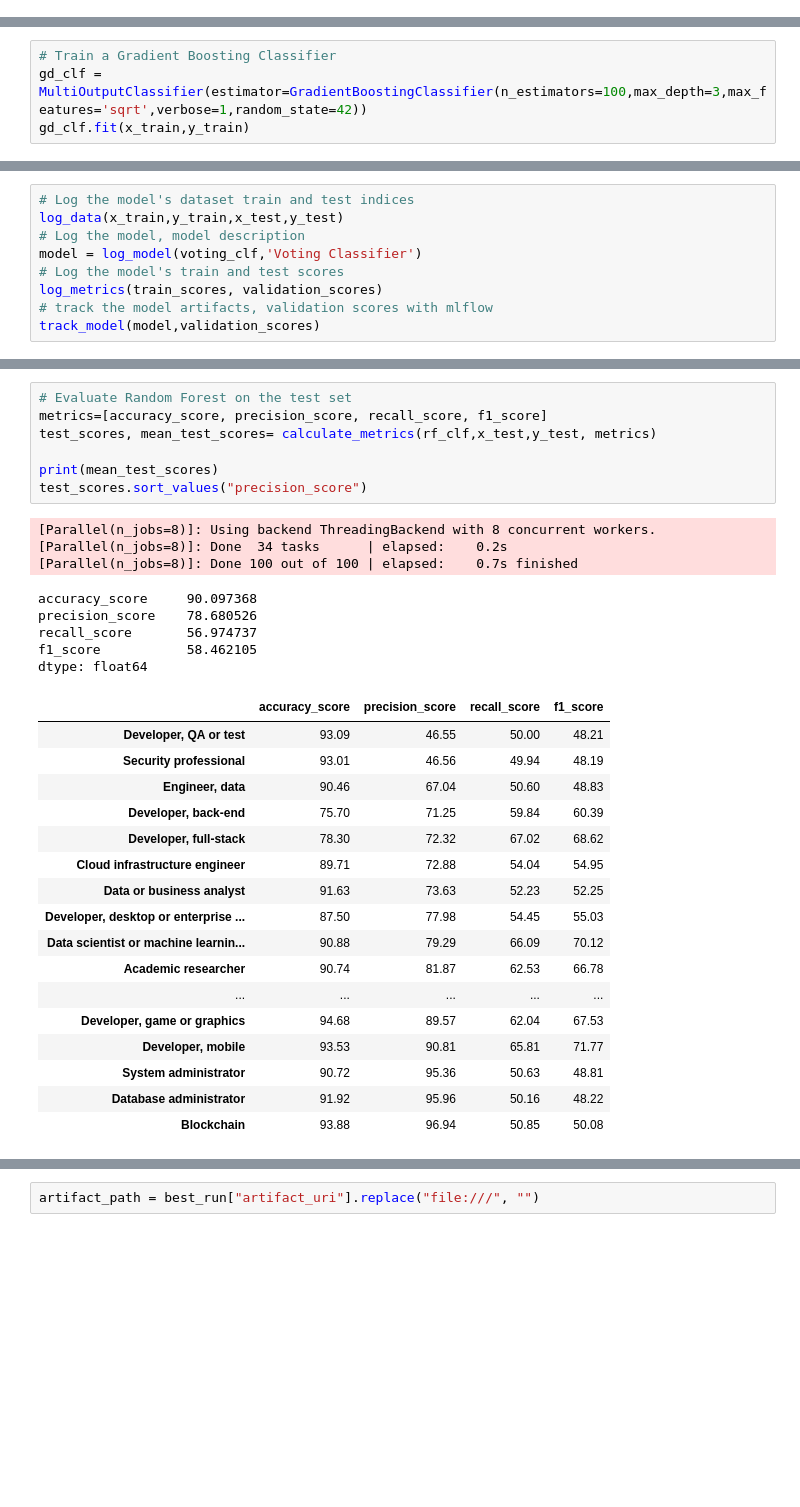
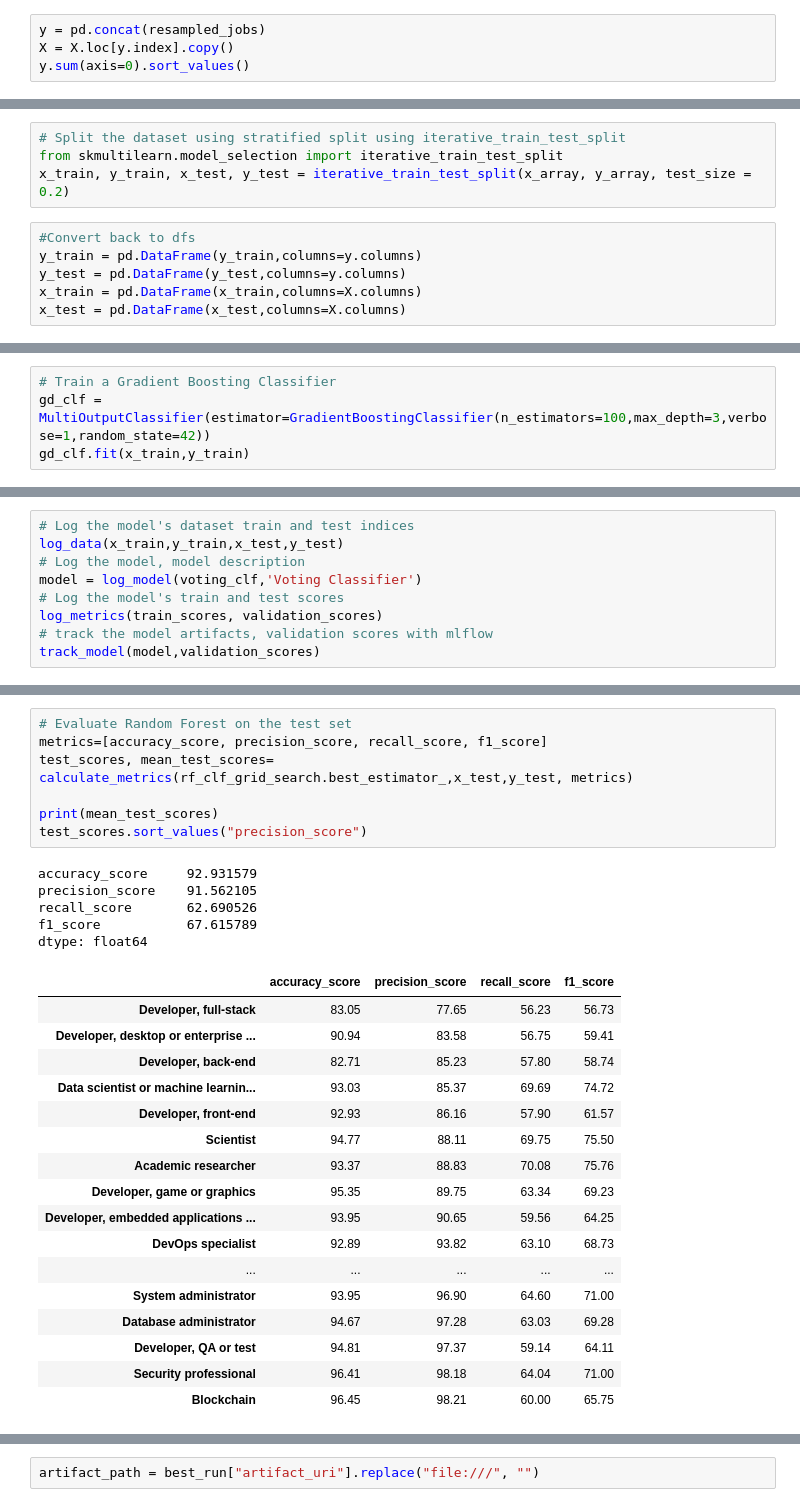
Before and after one commit to AlyAEE/Tech-Jobs-Prediction-Based-On-Your-Skillset-Project, a Jupyter notebook: Notebooks/04.Model Building.ipynb, the cells around one changed output, grey strips where cells are left out. Cells and saved outputs as stored; diff of their text form; blank space fills up the shorter version.

Commit message:
Finsihed Model Building, Refined notebooks

```diff
--- a/Notebooks/04.Model Building.ipynb
+++ b/Notebooks/04.Model Building.ipynb
@@ -438,0 +298,4 @@ dtype: int64
+# %%
+y = pd.concat(resampled_jobs)
+X = X.loc[y.index].copy()
+y.sum(axis=0).sort_values()
@@ -471 +365,11 @@ y_over.value_counts()
+# %%
+# Split the dataset using stratified split using iterative_train_test_split
+from skmultilearn.model_selection import iterative_train_test_split
+x_train, y_train, x_test, y_test = iterative_train_test_split(x_array, y_array, test_size = 0.2)
+# %%
+#Convert back to dfs
+y_train = pd.DataFrame(y_train,columns=y.columns)
+y_test = pd.DataFrame(y_test,columns=y.columns)
+x_train = pd.DataFrame(x_train,columns=X.columns)
+x_test = pd.DataFrame(x_test,columns=X.columns)
 # %% [markdown]
@@ -753,7 +656,7 @@ validation_scores
 ## Gradient Boost
 # %%
 # Train a Gradient Boosting Classifier
-gd_clf = MultiOutputClassifier(estimator=GradientBoostingClassifier(n_estimators=100,max_depth=3,max_features='sqrt',verbose=1,random_state=42))
+gd_clf = MultiOutputClassifier(estimator=GradientBoostingClassifier(n_estimators=100,max_depth=3,verbose=1,random_state=42))
 gd_clf.fit(x_train,y_train)
 # %% [output]
       Iter       Train Loss   Remaining Time
@@ -1174,36 +1103,33 @@ False Positives per Class: [131, 4, 11, 441, 6, 68, 668, 74, 115, 0, 6, 245, 1,
 # %%
 # Evaluate Random Forest on the test set
 metrics=[accuracy_score, precision_score, recall_score, f1_score]
-test_scores, mean_test_scores= calculate_metrics(rf_clf,x_test,y_test, metrics)
+test_scores, mean_test_scores= calculate_metrics(rf_clf_grid_search.best_estimator_,x_test,y_test, metrics)
 
 print(mean_test_scores)
 test_scores.sort_values("precision_score")
 # %% [output]
-[Parallel(n_jobs=8)]: Using backend ThreadingBackend with 8 concurrent workers.
-[Parallel(n_jobs=8)]: Done  34 tasks      | elapsed:    0.2s
-[Parallel(n_jobs=8)]: Done 100 out of 100 | elapsed:    0.7s finished
+accuracy_score     92.931579
+precision_score    91.562105
+recall_score       62.690526
+f1_score           67.615789
+dtype: float64
-accuracy_score     90.097368
-precision_score    78.680526
-recall_score       56.974737
-f1_score           58.462105
-dtype: float64
 |  | accuracy_score | precision_score | recall_score | f1_score |
-| Developer, QA or test | 93.09 | 46.55 | 50.00 | 48.21 |
-| Security professional | 93.01 | 46.56 | 49.94 | 48.19 |
-| Engineer, data | 90.46 | 67.04 | 50.60 | 48.83 |
-| Developer, back-end | 75.70 | 71.25 | 59.84 | 60.39 |
-| Developer, full-stack | 78.30 | 72.32 | 67.02 | 68.62 |
-| Cloud infrastructure engineer | 89.71 | 72.88 | 54.04 | 54.95 |
-| Data or business analyst | 91.63 | 73.63 | 52.23 | 52.25 |
-| Developer, desktop or enterprise ... | 87.50 | 77.98 | 54.45 | 55.03 |
-| Data scientist or machine learnin... | 90.88 | 79.29 | 66.09 | 70.12 |
-| Academic researcher | 90.74 | 81.87 | 62.53 | 66.78 |
+| Developer, full-stack | 83.05 | 77.65 | 56.23 | 56.73 |
+| Developer, desktop or enterprise ... | 90.94 | 83.58 | 56.75 | 59.41 |
+| Developer, back-end | 82.71 | 85.23 | 57.80 | 58.74 |
+| Data scientist or machine learnin... | 93.03 | 85.37 | 69.69 | 74.72 |
+| Developer, front-end | 92.93 | 86.16 | 57.90 | 61.57 |
+| Scientist | 94.77 | 88.11 | 69.75 | 75.50 |
+| Academic researcher | 93.37 | 88.83 | 70.08 | 75.76 |
+| Developer, game or graphics | 95.35 | 89.75 | 63.34 | 69.23 |
+| Developer, embedded applications ... | 93.95 | 90.65 | 59.56 | 64.25 |
+| DevOps specialist | 92.89 | 93.82 | 63.10 | 68.73 |
 | ... | ... | ... | ... | ... |
-| Developer, game or graphics | 94.68 | 89.57 | 62.04 | 67.53 |
-| Developer, mobile | 93.53 | 90.81 | 65.81 | 71.77 |
-| System administrator | 90.72 | 95.36 | 50.63 | 48.81 |
-| Database administrator | 91.92 | 95.96 | 50.16 | 48.22 |
-| Blockchain | 93.88 | 96.94 | 50.85 | 50.08 |
+| System administrator | 93.95 | 96.90 | 64.60 | 71.00 |
+| Database administrator | 94.67 | 97.28 | 63.03 | 69.28 |
+| Developer, QA or test | 94.81 | 97.37 | 59.14 | 64.11 |
+| Security professional | 96.41 | 98.18 | 64.04 | 71.00 |
+| Blockchain | 96.45 | 98.21 | 60.00 | 65.75 |
 # %%
 # Evaluate Gradient Boost on the test set
 metrics=[accuracy_score, precision_score, recall_score, f1_score]
```
Also changed, not shown: parts of 80 cells of this notebook, 6 other files.
